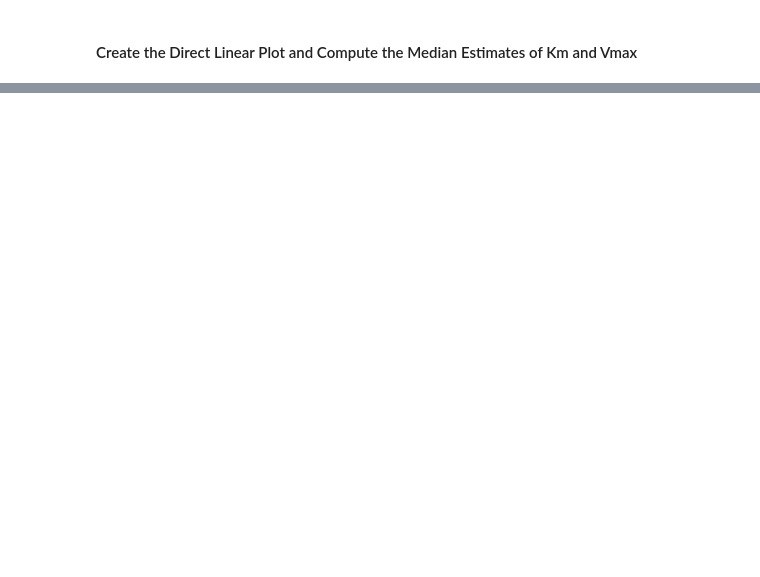
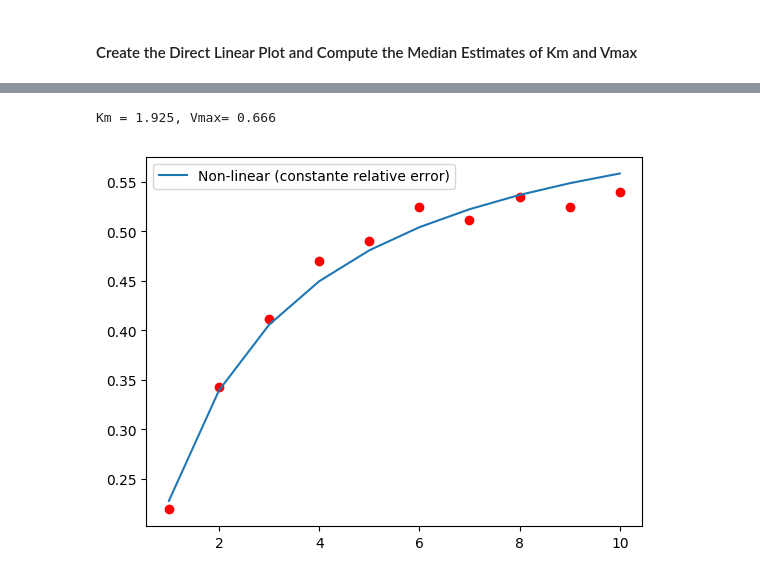
Before and after one commit to pjmartel/jupyter-notebooks, a Jupyter notebook: direct_linear_plot.ipynb, the cells around one changed output, grey strips where cells are left out. Cells and saved outputs as stored; diff of their text form; code cells hidden in the pictures; blank space fills up the shorter version.

```diff
--- a/direct_linear_plot.ipynb
+++ b/direct_linear_plot.ipynb
@@ -115,0 +135,20 @@ print("Median Estimate of Vmax: {:5.2f}".format(np.median(Vmax_intersect)))
+# %%
+# Michaelis-Menten equation
+def MM(K,V,s):
+  return V*s/(K+s)
+
+
+# Non-linear least square fitting (constant relative error)
+# Johansen and Lumry
+D = (vm*vm / s / s).sum()*vm.sum()-(vm*vm/s).sum()*(vm/s).sum()
+NL_Vmax = ((vm*vm / s / s).sum()*(vm*vm).sum()-((vm*vm/s).sum())**2) / D
+NL_Km = ((vm*vm).sum()*(vm/s).sum()-(vm*vm/s).sum()*vm.sum()) / D
+#plt.plot(s,MM(Km,Vmax,s),label="True")
+plt.plot(s,vm,'ro')
+plt.plot(s,MM(NL_Km,NL_Vmax,s),label = "Non-linear (constante relative error)")
+plt.legend()
+#plt.ylim(0,1.1*Vmax)
+print("Km = {:5.3f}, Vmax= {:5.3f}".format(NL_Km, NL_Vmax))
+# %% [output]
+Km = 1.925, Vmax= 0.666
+[figure, added]
```
Also changed, not shown: parts of 12 cells of this notebook.
